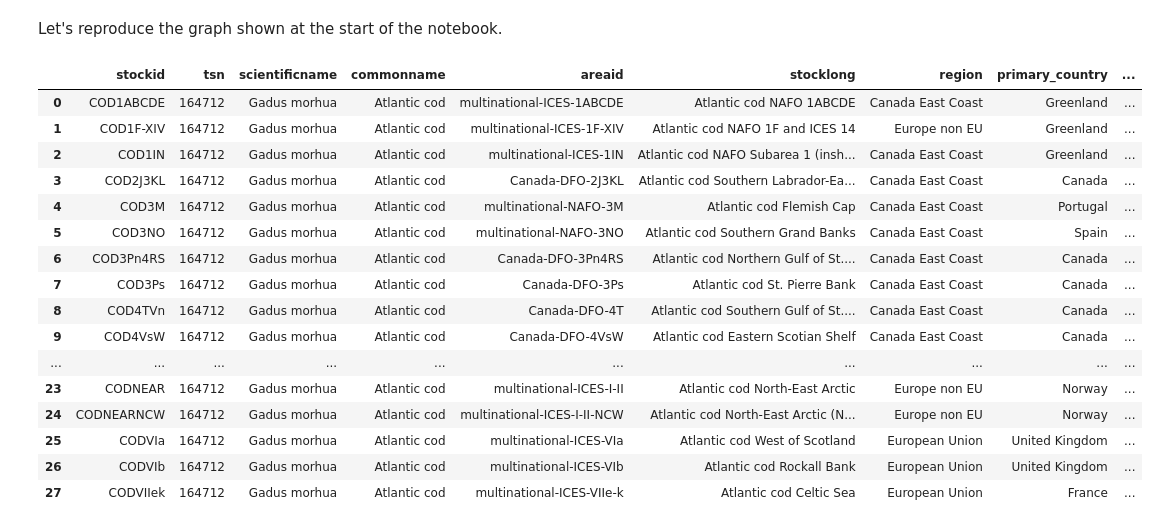
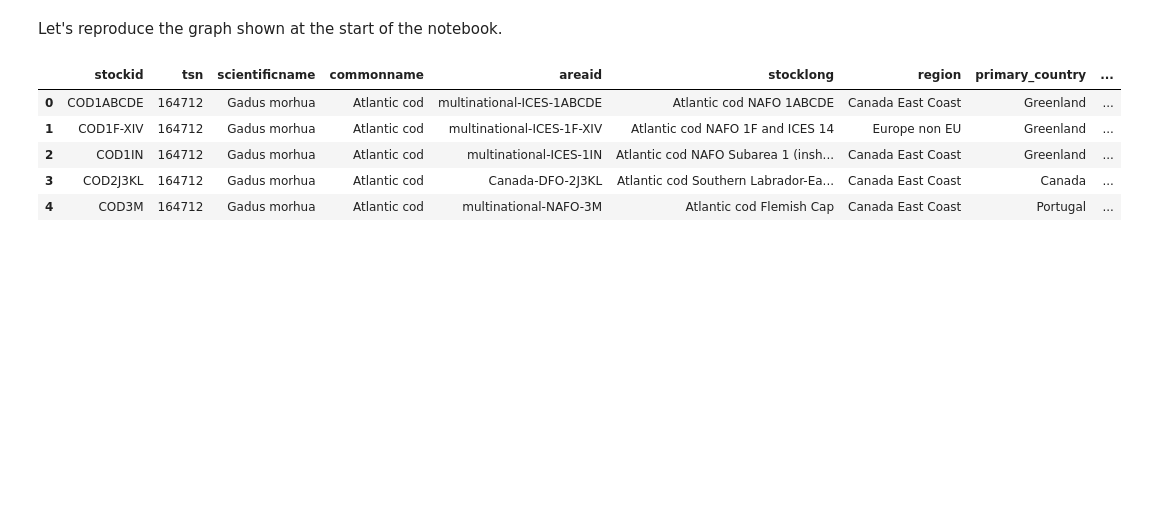
Before and after one commit to espm-288/fish-a_team_fish, a Jupyter notebook: notebook.ipynb, the cells around one changed output. Drawn from its saved outputs; the diff is of its cells as text; code cells hidden in the pictures; blank space fills up the shorter version.

```diff
--- a/notebook.ipynb
+++ b/notebook.ipynb
@@ -75,22 +50,12 @@ area.head().execute() # view the area data
 # %% [markdown]
 Let's reproduce the graph shown at the start of the notebook.
 # %%
-stock.filter(_.commonname == "Atlantic cod").execute() # view the atlantic cod fish stock
+# check that we can filter down using the common name
+stock.filter(_.commonname == "Atlantic cod").head().execute() # view the atlantic cod fish stock
 # %% [output]
 |  | stockid | tsn | scientificname | commonname | areaid | stocklong | region | primary_country | ... |
 | 0 | COD1ABCDE | 164712 | Gadus morhua | Atlantic cod | multinational-ICES-1ABCDE | Atlantic cod NAFO 1ABCDE | Canada East Coast | Greenland | ... |
 | 1 | COD1F-XIV | 164712 | Gadus morhua | Atlantic cod | multinational-ICES-1F-XIV | Atlantic cod NAFO 1F and ICES 14 | Europe non EU | Greenland | ... |
 | 2 | COD1IN | 164712 | Gadus morhua | Atlantic cod | multinational-ICES-1IN | Atlantic cod NAFO Subarea 1 (insh... | Canada East Coast | Greenland | ... |
 | 3 | COD2J3KL | 164712 | Gadus morhua | Atlantic cod | Canada-DFO-2J3KL | Atlantic cod Southern Labrador-Ea... | Canada East Coast | Canada | ... |
 | 4 | COD3M | 164712 | Gadus morhua | Atlantic cod | multinational-NAFO-3M | Atlantic cod Flemish Cap | Canada East Coast | Portugal | ... |
-| 5 | COD3NO | 164712 | Gadus morhua | Atlantic cod | multinational-NAFO-3NO | Atlantic cod Southern Grand Banks | Canada East Coast | Spain | ... |
-| 6 | COD3Pn4RS | 164712 | Gadus morhua | Atlantic cod | Canada-DFO-3Pn4RS | Atlantic cod Northern Gulf of St.... | Canada East Coast | Canada | ... |
-| 7 | COD3Ps | 164712 | Gadus morhua | Atlantic cod | Canada-DFO-3Ps | Atlantic cod St. Pierre Bank | Canada East Coast | Canada | ... |
-| 8 | COD4TVn | 164712 | Gadus morhua | Atlantic cod | Canada-DFO-4T | Atlantic cod Southern Gulf of St.... | Canada East Coast | Canada | ... |
-| 9 | COD4VsW | 164712 | Gadus morhua | Atlantic cod | Canada-DFO-4VsW | Atlantic cod Eastern Scotian Shelf | Canada East Coast | Canada | ... |
-| ... | ... | ... | ... | ... | ... | ... | ... | ... | ... |
-| 23 | CODNEAR | 164712 | Gadus morhua | Atlantic cod | multinational-ICES-I-II | Atlantic cod North-East Arctic | Europe non EU | Norway | ... |
-| 24 | CODNEARNCW | 164712 | Gadus morhua | Atlantic cod | multinational-ICES-I-II-NCW | Atlantic cod North-East Arctic (N... | Europe non EU | Norway | ... |
-| 25 | CODVIa | 164712 | Gadus morhua | Atlantic cod | multinational-ICES-VIa | Atlantic cod West of Scotland | European Union | United Kingdom | ... |
-| 26 | CODVIb | 164712 | Gadus morhua | Atlantic cod | multinational-ICES-VIb | Atlantic cod Rockall Bank | European Union | United Kingdom | ... |
-| 27 | CODVIIek | 164712 | Gadus morhua | Atlantic cod | multinational-ICES-VIIe-k | Atlantic cod Celtic Sea | European Union | France | ... |
```
Also changed, not shown: parts of 20 cells of this notebook.
